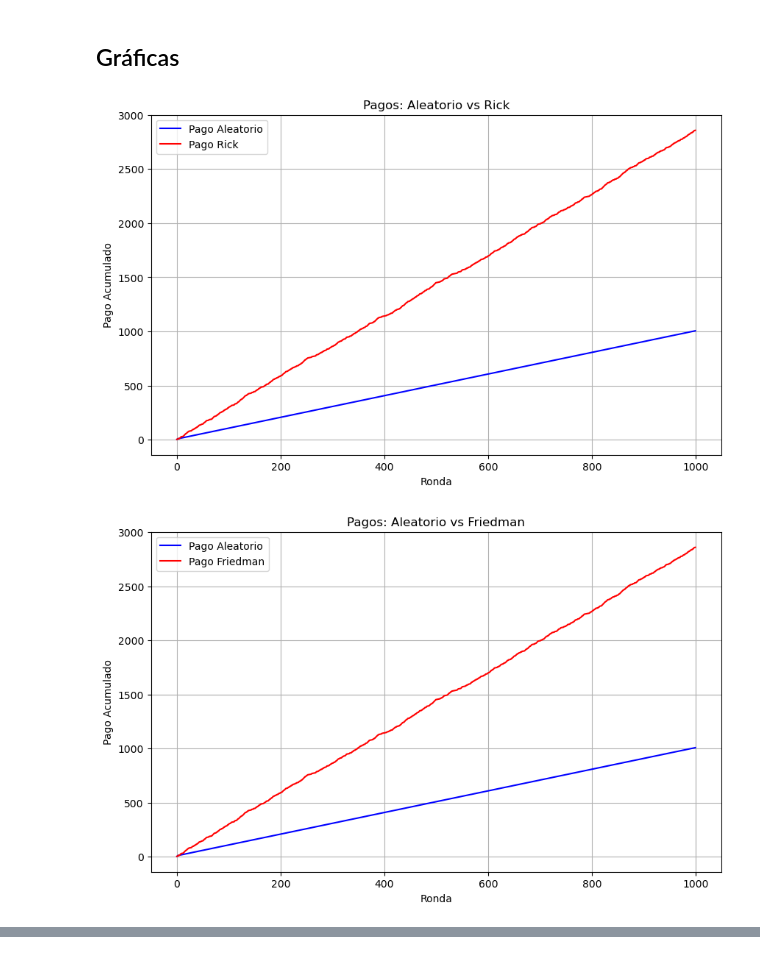
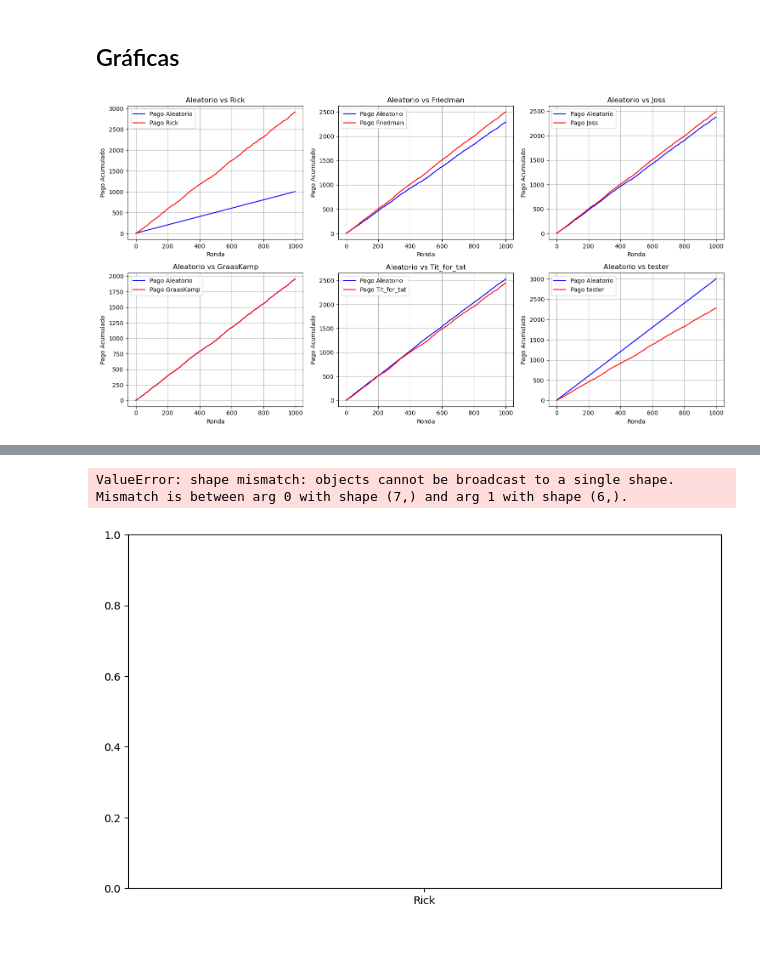
Before and after one commit to AlexFajardo26/Teoria_de_juegos, a Jupyter notebook: Proyecto.ipynb, the cells around one changed output, grey strips where cells are left out. Saved outputs shown, nothing was run; the diff lists cells and outputs as text; code cells hidden in the pictures.

```diff
--- a/Proyecto.ipynb
+++ b/Proyecto.ipynb
@@ -11,7 +31,7 @@ import matplotlib.pyplot as plt
 random.seed(42)
 aleatorio = []
 
-for i in range(1000):
+for i in range(20):
     aleatorio.append(np.random.randint(0,2))
 
 jugadores_nombres = ["Rick", "Friedman", "Joss", "GraasKamp", "Tit_for_tat", 'tester',' tit for 2tat']
@@ -96,10 +116,3 @@ for i in range(len(aleatorio)):
         bloqueo = 0
 
 jugadores.append(Tit_for_2Tat)
-# %%
-df = pd.DataFrame({
-    'Ronda': list(range(1, 1001)),
-    'Aleatorio': aleatorio,
-    'Rick': Tit_for_2Tat
-})
-df
@@ -173,18 +252,24 @@ dataframes[0]
 # %% [markdown]
 ## Gráficas
 # %%
+n = len(dataframes)
+filas = 2
+columnas = (n + 1) // 2
+
+plt.figure(figsize=(5 * columnas, 8))
+
 for i, df in enumerate(dataframes):
     nombre_jugador = df.columns[1]
-
-    plt.figure(figsize=(10, 6))
+    plt.subplot(filas, columnas, i + 1)
     plt.plot(df.index, df["Pago_Aleatorio"], label="Pago Aleatorio", color="blue")
     plt.plot(df.index, df[f"Pago_{nombre_jugador}"], label=f"Pago {nombre_jugador}", color="red")
 
-    plt.title(f"Pagos: Aleatorio vs {nombre_jugador}")
+    plt.title(f"Aleatorio vs {nombre_jugador}")
     plt.xlabel("Ronda")
     plt.ylabel("Pago Acumulado")
     plt.legend()
     plt.grid(True)
+plt.tight_layout()
+plt.show()
 # %% [output]
-[figure, old version]
+[figure, new version]
-[figure, removed]
@@ -195,0 +276,20 @@ for i, df in enumerate(dataframes):
+# %%
+acumulado = []
+for i, df in enumerate(dataframes):
+    nombre_jugador = df.columns[1]
+    puntaje_final = df[f"Pago_{nombre_jugador}"].iloc[-1]
+    acumulado.append(puntaje_final)
+
+plt.figure(figsize=(10, 6))
+plt.bar(jugadores_nombres, acumulado, color="skyblue")
+
+plt.title("Puntajes Finales de Cada Jugador")
+plt.xlabel("Jugador")
+plt.ylabel("Puntaje Acumulado")
+plt.grid(True)
+
+# Mostrar gráfico
+plt.show()
+# %% [output]
+ValueError: shape mismatch: objects cannot be broadcast to a single shape.  Mismatch is between arg 0 with shape (7,) and arg 1 with shape (6,).
+[figure, added]
```
Also changed, not shown: parts of 8 cells of this notebook.
